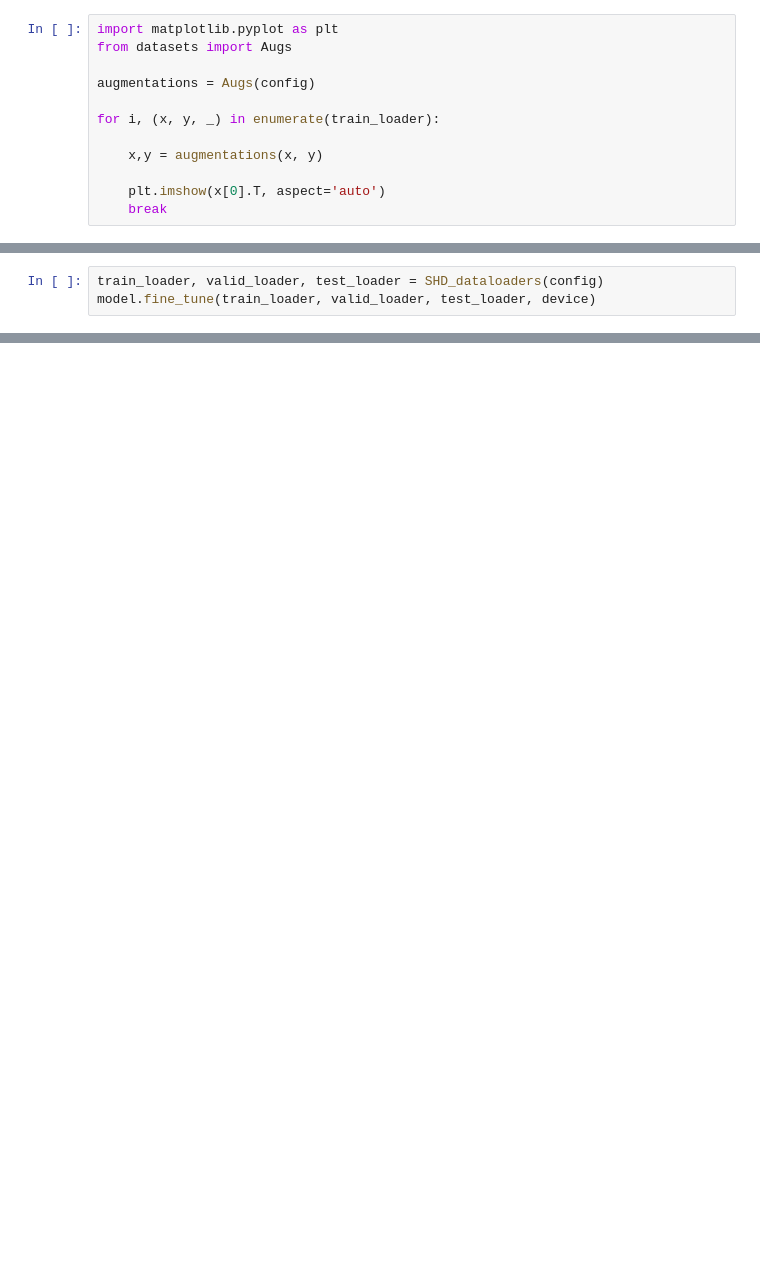
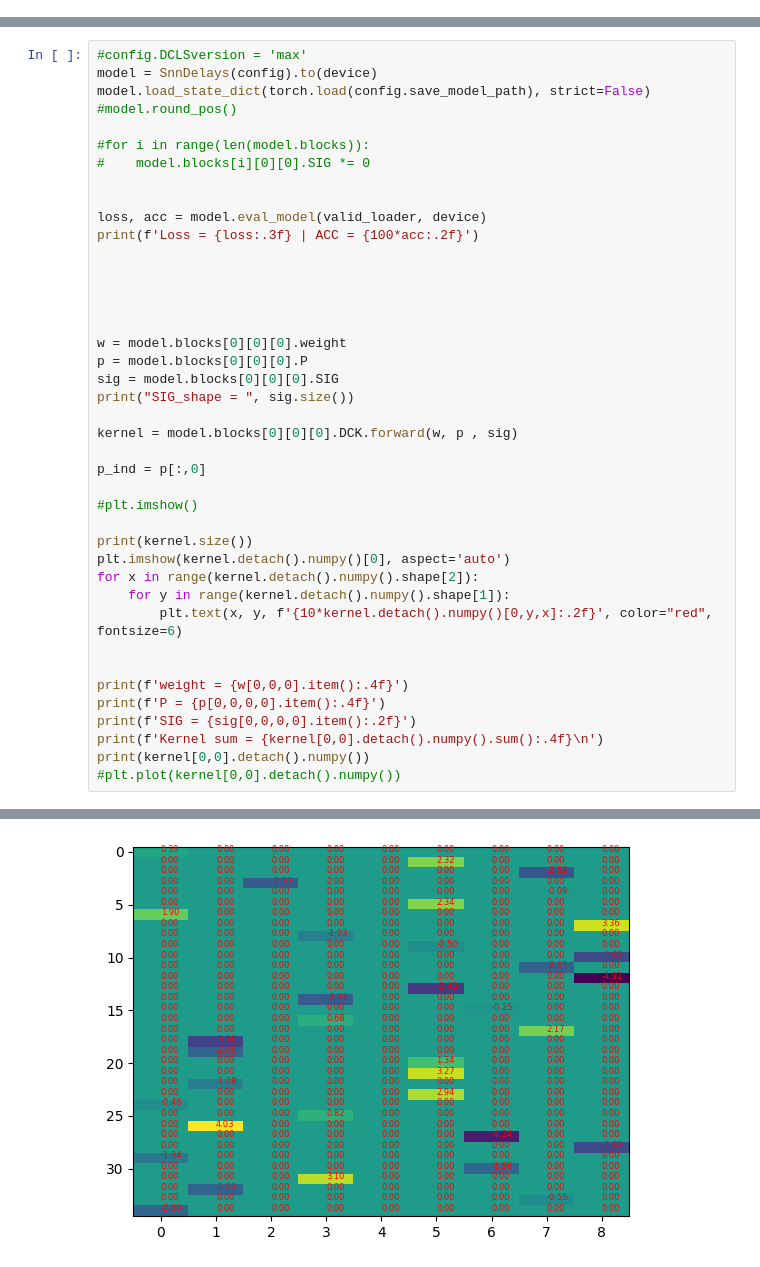
Before and after one commit to Thvnvtos/SNN-delays, a Jupyter notebook: main.ipynb, the cells around one changed output, grey strips where cells are left out. Saved outputs shown, nothing was run; the diff lists cells and outputs as text; blank space fills up the shorter version.

```diff
--- a/main.ipynb
+++ b/main.ipynb
@@ -45,12 +254,0 @@ AttributeError: 'SnnDelays' object has no attribute 'device'
-# %%
-import matplotlib.pyplot as plt
-from datasets import Augs
-
-augmentations = Augs(config)
-
-for i, (x, y, _) in enumerate(train_loader):
-
-    x,y = augmentations(x, y)
-
-    plt.imshow(x[0].T, aspect='auto')
-    break
@@ -59,3 +254,0 @@ for i, (x, y, _) in enumerate(train_loader):
-# %%
-train_loader, valid_loader, test_loader = SHD_dataloaders(config)
-model.fine_tune(train_loader, valid_loader, test_loader, device)
@@ -74,0 +255,42 @@ RuntimeError: Error(s) in loading state_dict for SnnDelays:
+# %%
+#config.DCLSversion = 'max'
+model = SnnDelays(config).to(device)
+model.load_state_dict(torch.load(config.save_model_path), strict=False)
+#model.round_pos()
+
+#for i in range(len(model.blocks)):
+#    model.blocks[i][0][0].SIG *= 0
+
+
+loss, acc = model.eval_model(valid_loader, device)
+print(f'Loss = {loss:.3f} | ACC = {100*acc:.2f}')
+
+
+
+
+
+w = model.blocks[0][0][0].weight
+p = model.blocks[0][0][0].P
+sig = model.blocks[0][0][0].SIG
+print("SIG_shape = ", sig.size())
+
+kernel = model.blocks[0][0][0].DCK.forward(w, p , sig)
+
+p_ind = p[:,0]
+
+#plt.imshow()
+
+print(kernel.size())
+plt.imshow(kernel.detach().numpy()[0], aspect='auto')
+for x in range(kernel.detach().numpy().shape[2]):
+    for y in range(kernel.detach().numpy().shape[1]):
+        plt.text(x, y, f'{10*kernel.detach().numpy()[0,y,x]:.2f}', color="red", fontsize=6)
+
+
+print(f'weight = {w[0,0,0].item():.4f}')
+print(f'P = {p[0,0,0,0].item():.4f}')
+print(f'SIG = {sig[0,0,0,0].item():.2f}')
+print(f'Kernel sum = {kernel[0,0].detach().numpy().sum():.4f}\n')
+print(kernel[0,0].detach().numpy())
+#plt.plot(kernel[0,0].detach().numpy())
+# %% [output]
@@ -74,0 +307 @@ RuntimeError: Error(s) in loading state_dict for SnnDelays:
+[figure, added]
```
Also changed, not shown: parts of 11 cells of this notebook, 6 other files.
